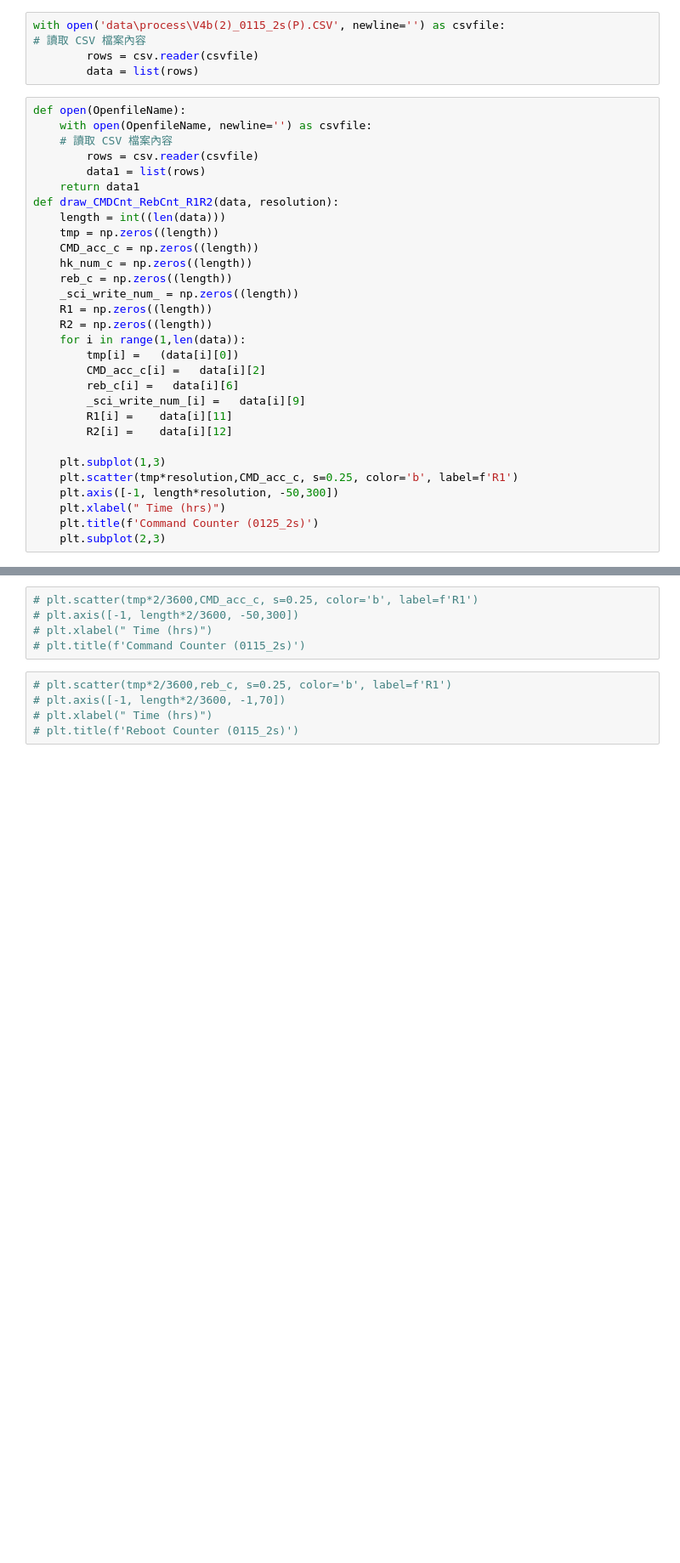
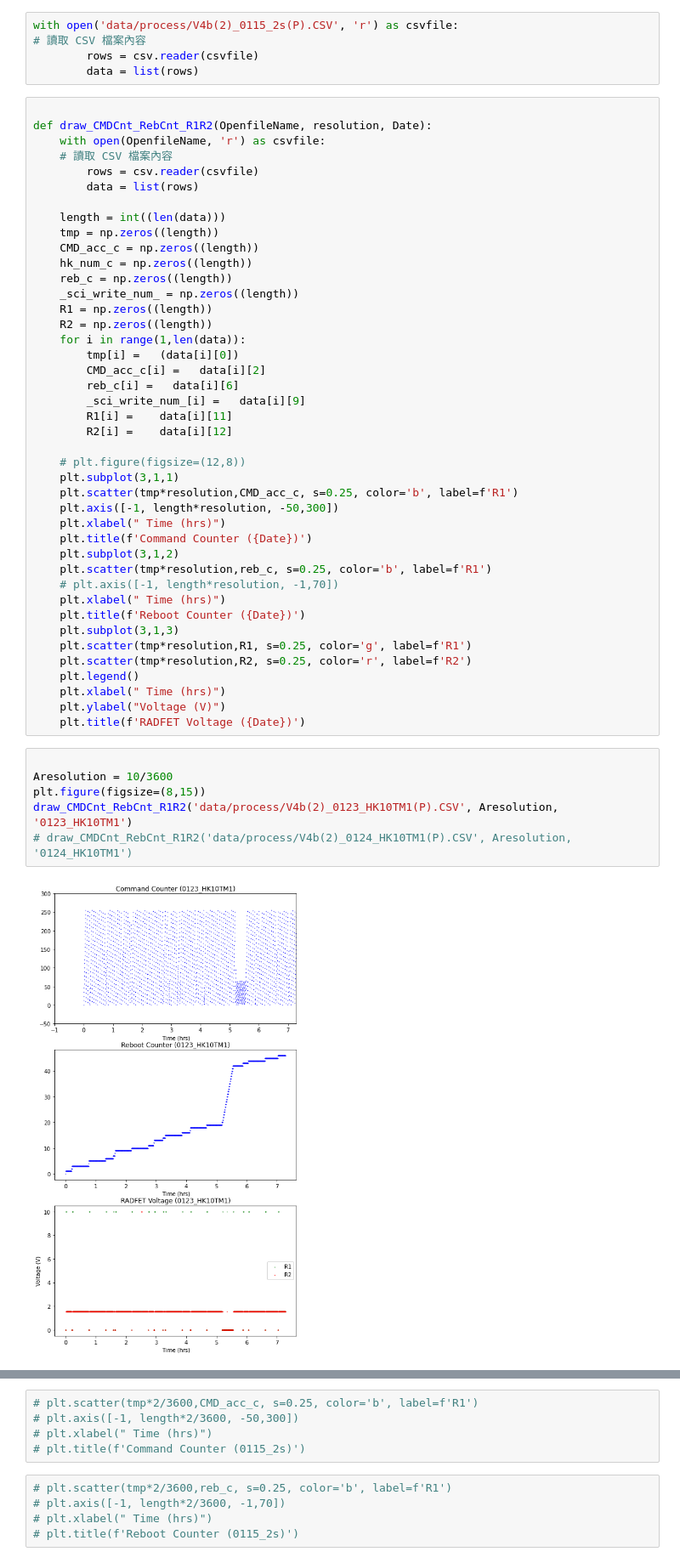
Before and after one commit to Mondayhs/Anasis_DSRP_Data, a Jupyter notebook: Ana_HKdata_/draw.ipynb, the cells around one changed output, grey strips where cells are left out. Shown at 85% size. Drawn from its saved outputs; the diff is of its cells as text; blank space fills up the shorter version.

Commit message:
Add: fun. to draw CmdCnt&RebootCnt&R1R2Data

```diff
--- a/Ana_HKdata_/draw.ipynb
+++ b/Ana_HKdata_/draw.ipynb
@@ -8,17 +7,17 @@ import csv
 Populating the interactive namespace from numpy and matplotlib
 # %%
-with open('data\process\V4b(2)_0115_2s(P).CSV', newline='') as csvfile:
+with open('data/process/V4b(2)_0115_2s(P).CSV', 'r') as csvfile:
 # 讀取 CSV 檔案內容
         rows = csv.reader(csvfile)
         data = list(rows)
 # %%
-def open(OpenfileName):
-    with open(OpenfileName, newline='') as csvfile:
+
+def draw_CMDCnt_RebCnt_R1R2(OpenfileName, resolution, Date):
+    with open(OpenfileName, 'r') as csvfile:
     # 讀取 CSV 檔案內容
         rows = csv.reader(csvfile)
-        data1 = list(rows)
-    return data1
-def draw_CMDCnt_RebCnt_R1R2(data, resolution):
+        data = list(rows)
+
     length = int((len(data)))
     tmp = np.zeros((length))
     CMD_acc_c = np.zeros((length))
@@ -35,10 +34,30 @@ def draw_CMDCnt_RebCnt_R1R2(data, resolution):
         R1[i] =    data[i][11]
         R2[i] =    data[i][12]
 
-    plt.subplot(1,3)
+    # plt.figure(figsize=(12,8))
+    plt.subplot(3,1,1)
     plt.scatter(tmp*resolution,CMD_acc_c, s=0.25, color='b', label=f'R1')
     plt.axis([-1, length*resolution, -50,300])
     plt.xlabel(" Time (hrs)")
-    plt.title(f'Command Counter (0125_2s)')
-    plt.subplot(2,3)
+    plt.title(f'Command Counter ({Date})')
+    plt.subplot(3,1,2)
+    plt.scatter(tmp*resolution,reb_c, s=0.25, color='b', label=f'R1')
+    # plt.axis([-1, length*resolution, -1,70])
+    plt.xlabel(" Time (hrs)")
+    plt.title(f'Reboot Counter ({Date})')
+    plt.subplot(3,1,3)
+    plt.scatter(tmp*resolution,R1, s=0.25, color='g', label=f'R1')
+    plt.scatter(tmp*resolution,R2, s=0.25, color='r', label=f'R2')
+    plt.legend()
+    plt.xlabel(" Time (hrs)")
+    plt.ylabel("Voltage (V)")
+    plt.title(f'RADFET Voltage ({Date})')
+# %%
+
+Aresolution = 10/3600
+plt.figure(figsize=(8,15))
+draw_CMDCnt_RebCnt_R1R2('data/process/V4b(2)_0123_HK10TM1(P).CSV', Aresolution, '0123_HK10TM1')
+# draw_CMDCnt_RebCnt_R1R2('data/process/V4b(2)_0124_HK10TM1(P).CSV', Aresolution, '0124_HK10TM1')
+# %% [output]
+[figure, added]
 # %%
```
Also changed, not shown: parts of 2 cells of this notebook, 4 other files.
